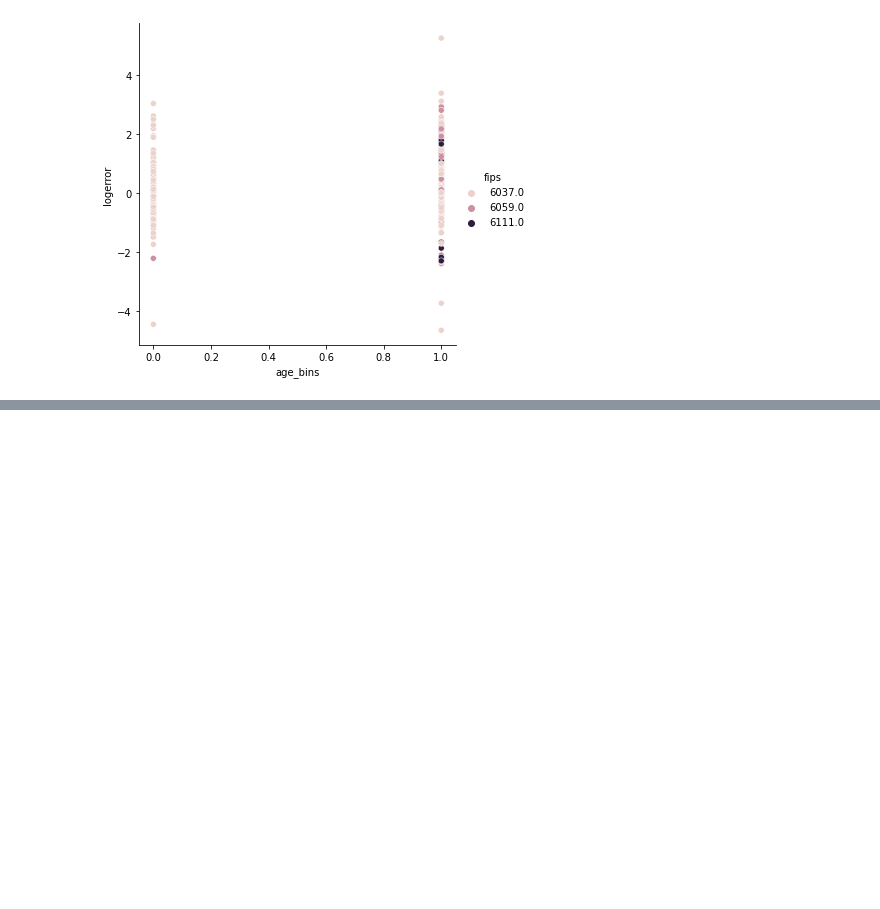
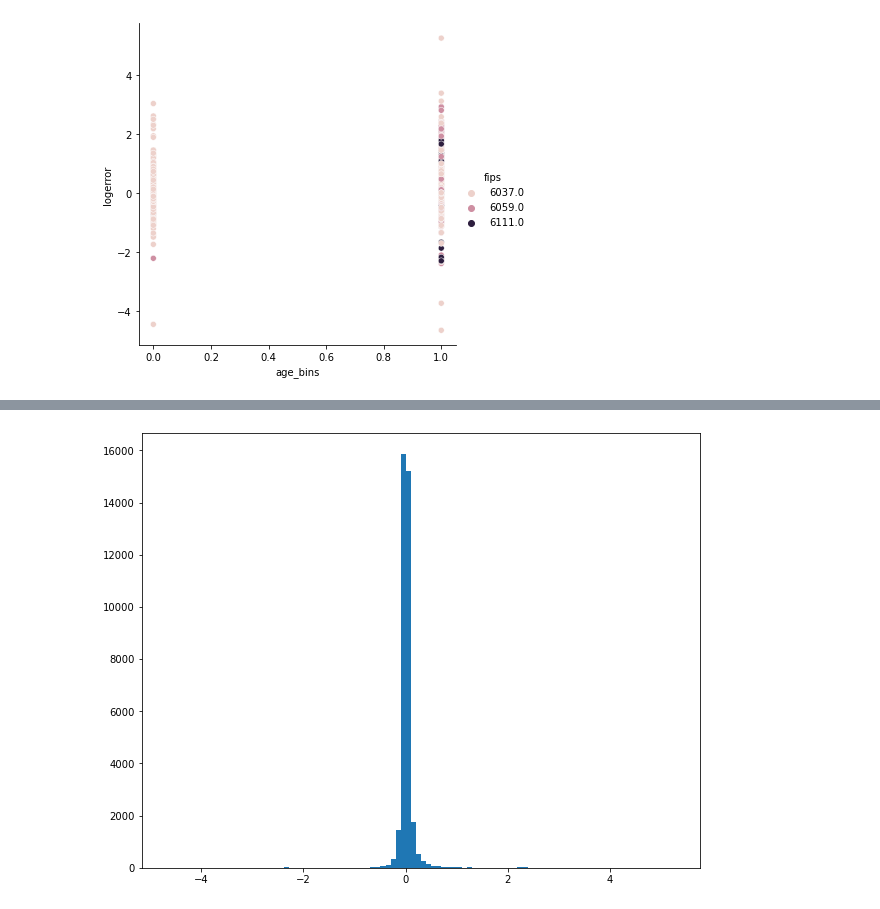
Before and after one commit to TeamOneCluster/ClusterProject, a Jupyter notebook: bts-explore.ipynb, the cells around one changed output, grey strips where cells are left out. Cells and saved outputs as stored; diff of their text form; code cells hidden in the pictures; blank space fills up the shorter version.

```diff
--- a/bts-explore.ipynb
+++ b/bts-explore.ipynb
@@ -886,0 +855,5 @@ ValueError: Samples must be one-dimensional.
+# %%
+plt.figure(figsize=(10,8))
+plt.hist(newer_homes_logerror, bins=100);
+# %% [output]
+[figure, added]
```
Also changed, not shown: parts of 70 cells of this notebook.
